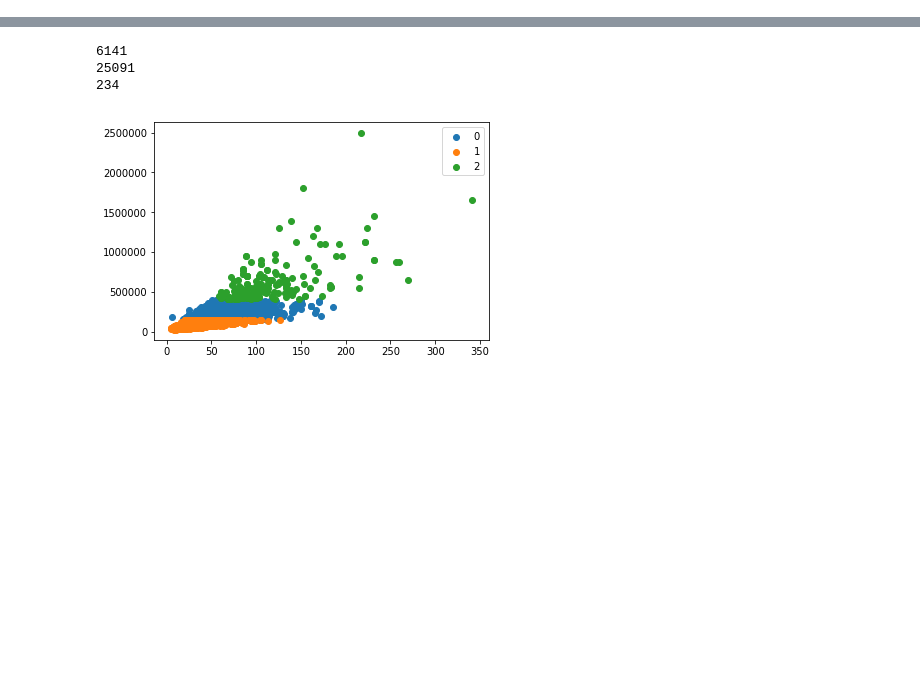
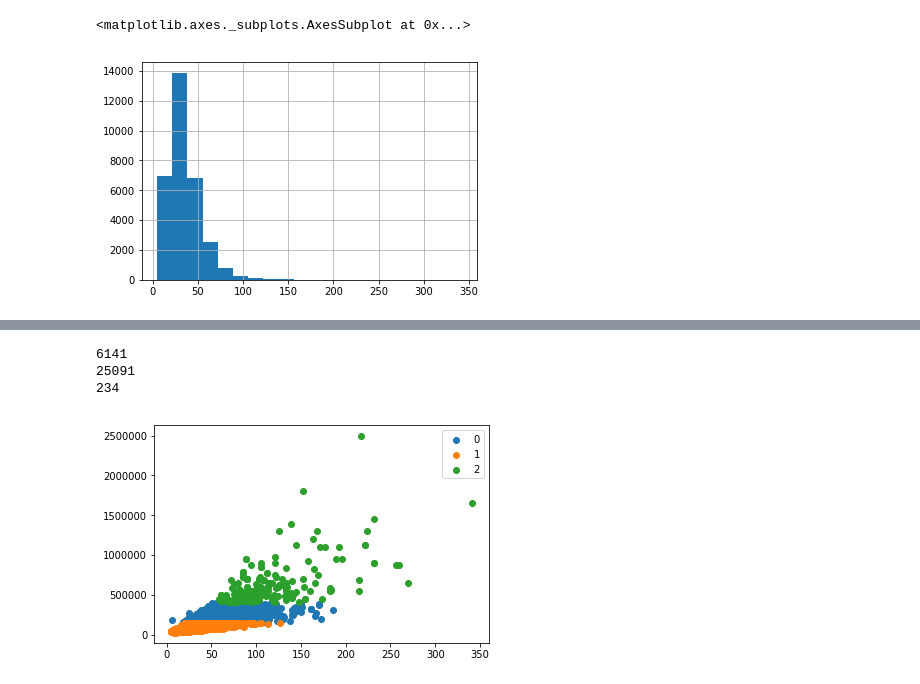
Before and after one commit to MosasoM/mynavi, a Jupyter notebook: mynavi_datavis.ipynb, the cells around one changed output, grey strips where cells are left out. Saved outputs shown, nothing was run; the diff lists cells and outputs as text; code cells hidden in the pictures; blank space fills up the shorter version.

```diff
--- a/mynavi_datavis.ipynb
+++ b/mynavi_datavis.ipynb
@@ -73,0 +48,5 @@ print(np.sqrt(s1))
+# %%
+hoge["mf_areasize"].hist(bins=20)
+# %% [output]
+<matplotlib.axes._subplots.AxesSubplot at 0x...>
+[figure, added]
```
Also changed, not shown: parts of 23 cells of this notebook, 21 other files.
